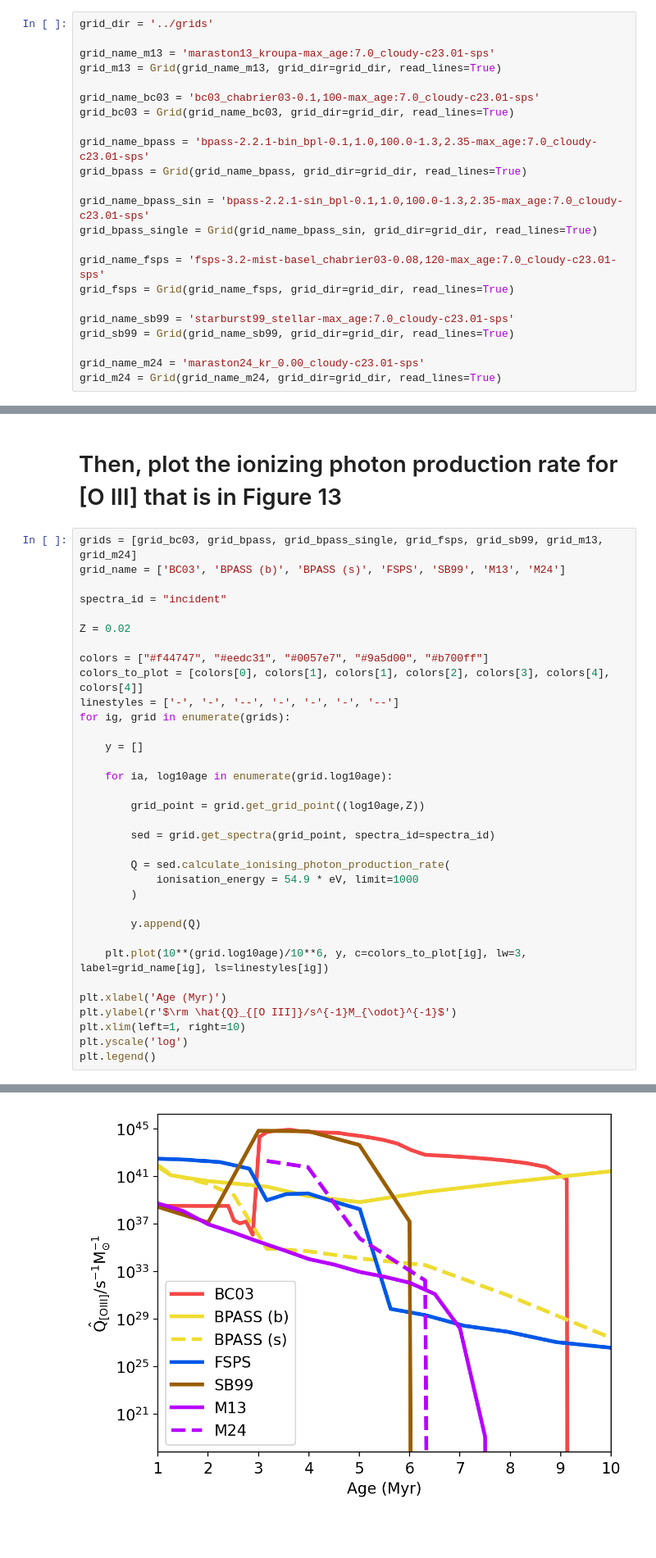
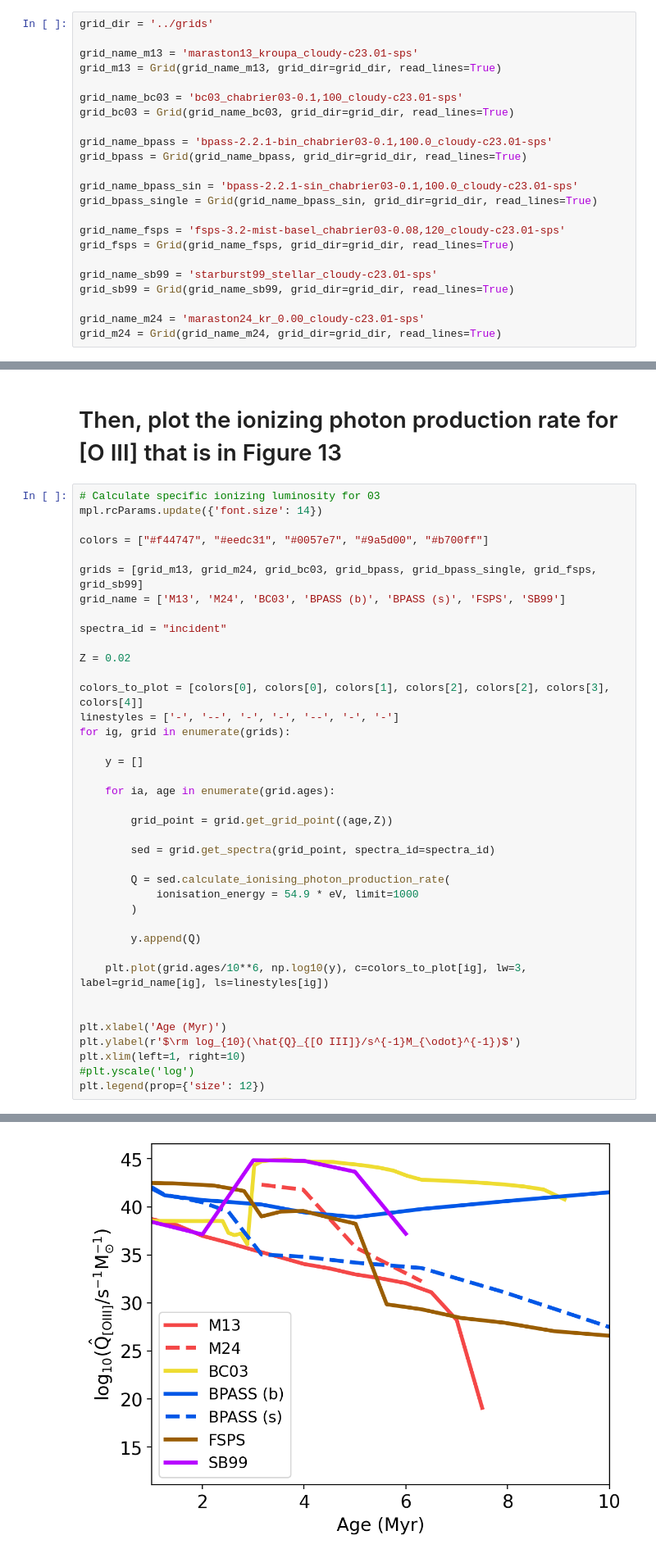
Before and after one commit to sophie-newman/cloudy-maraston, a Jupyter notebook: notebooks/notebook3_model_comparison.ipynb, the cells around one changed output, grey strips where cells are left out. Shown at 82% size. Drawn from its saved outputs; the diff is of its cells as text; blank space fills up the shorter version.

Commit message:
update third notebook with new grid files

```diff
--- a/notebooks/notebook3_model_comparison.ipynb
+++ b/notebooks/notebook3_model_comparison.ipynb
@@ -22,22 +22,22 @@ We now have a lot of grids to import into `synthesizer`!
 # %%
 grid_dir = '../grids'
 
-grid_name_m13 = 'maraston13_kroupa-max_age:7.0_cloudy-c23.01-sps'
+grid_name_m13 = 'maraston13_kroupa_cloudy-c23.01-sps'
 grid_m13 = Grid(grid_name_m13, grid_dir=grid_dir, read_lines=True)
 
-grid_name_bc03 = 'bc03_chabrier03-0.1,100-max_age:7.0_cloudy-c23.01-sps'
+grid_name_bc03 = 'bc03_chabrier03-0.1,100_cloudy-c23.01-sps'
 grid_bc03 = Grid(grid_name_bc03, grid_dir=grid_dir, read_lines=True)
 
-grid_name_bpass = 'bpass-2.2.1-bin_bpl-0.1,1.0,100.0-1.3,2.35-max_age:7.0_cloudy-c23.01-sps'
+grid_name_bpass = 'bpass-2.2.1-bin_chabrier03-0.1,100.0_cloudy-c23.01-sps'
 grid_bpass = Grid(grid_name_bpass, grid_dir=grid_dir, read_lines=True)
 
-grid_name_bpass_sin = 'bpass-2.2.1-sin_bpl-0.1,1.0,100.0-1.3,2.35-max_age:7.0_cloudy-c23.01-sps'
+grid_name_bpass_sin = 'bpass-2.2.1-sin_chabrier03-0.1,100.0_cloudy-c23.01-sps'
 grid_bpass_single = Grid(grid_name_bpass_sin, grid_dir=grid_dir, read_lines=True)
 
-grid_name_fsps = 'fsps-3.2-mist-basel_chabrier03-0.08,120-max_age:7.0_cloudy-c23.01-sps'
+grid_name_fsps = 'fsps-3.2-mist-basel_chabrier03-0.08,120_cloudy-c23.01-sps'
 grid_fsps = Grid(grid_name_fsps, grid_dir=grid_dir, read_lines=True)
 
-grid_name_sb99 = 'starburst99_stellar-max_age:7.0_cloudy-c23.01-sps'
+grid_name_sb99 = 'starburst99_stellar_cloudy-c23.01-sps'
 grid_sb99 = Grid(grid_name_sb99, grid_dir=grid_dir, read_lines=True)
 
 grid_name_m24 = 'maraston24_kr_0.00_cloudy-c23.01-sps'
@@ -98,23 +109,27 @@ plt.subplots_adjust(wspace=0)
 # %% [markdown]
 # Then, plot the ionizing photon production rate for [O III] that is in Figure 13
 # %%
-grids = [grid_bc03, grid_bpass, grid_bpass_single, grid_fsps, grid_sb99, grid_m13, grid_m24]
-grid_name = ['BC03', 'BPASS (b)', 'BPASS (s)', 'FSPS', 'SB99', 'M13', 'M24']
+# Calculate specific ionizing luminosity for 03
+mpl.rcParams.update({'font.size': 14})
+
+colors = ["#f44747", "#eedc31", "#0057e7", "#9a5d00", "#b700ff"]
+
+grids = [grid_m13, grid_m24, grid_bc03, grid_bpass, grid_bpass_single, grid_fsps, grid_sb99]
+grid_name = ['M13', 'M24', 'BC03', 'BPASS (b)', 'BPASS (s)', 'FSPS', 'SB99']
 
 spectra_id = "incident"
 
 Z = 0.02
 
-colors = ["#f44747", "#eedc31", "#0057e7", "#9a5d00", "#b700ff"]
-colors_to_plot = [colors[0], colors[1], colors[1], colors[2], colors[3], colors[4], colors[4]]
-linestyles = ['-', '-', '--', '-', '-', '-', '--']
+colors_to_plot = [colors[0], colors[0], colors[1], colors[2], colors[2], colors[3], colors[4]]
+linestyles = ['-', '--', '-', '-', '--', '-', '-']
 for ig, grid in enumerate(grids):
 
     y = []
 
-    for ia, log10age in enumerate(grid.log10age):
+    for ia, age in enumerate(grid.ages):
 
-        grid_point = grid.get_grid_point((log10age,Z))
+        grid_point = grid.get_grid_point((age,Z))
 
         sed = grid.get_spectra(grid_point, spectra_id=spectra_id)
 
@@ -124,11 +139,12 @@ for ig, grid in enumerate(grids):
 
         y.append(Q)
 
-    plt.plot(10**(grid.log10age)/10**6, y, c=colors_to_plot[ig], lw=3, label=grid_name[ig], ls=linestyles[ig])
+    plt.plot(grid.ages/10**6, np.log10(y), c=colors_to_plot[ig], lw=3, label=grid_name[ig], ls=linestyles[ig])
+
 
 plt.xlabel('Age (Myr)')
-plt.ylabel(r'$\rm \hat{Q}_{[O III]}/s^{-1}M_{\odot}^{-1}$')
+plt.ylabel(r'$\rm log_{10}(\hat{Q}_{[O III]}/s^{-1}M_{\odot}^{-1})$')
 plt.xlim(left=1, right=10)
-plt.yscale('log')
-plt.legend()
+#plt.yscale('log')
+plt.legend(prop={'size': 12})
 # %% [output]
@@ -143,4 +152,4 @@ M24 2.0250351969798926e+42 1/s 2.0250351969798926e+42 1/s
-[figure, old version]
+[figure, new version]
 # %% [markdown]
 # Figure 14: Emission line strengths for He II 1640, [O III]1661,1666 and C III]1909
 # %%
```
Also changed, not shown: parts of 3 cells of this notebook.
